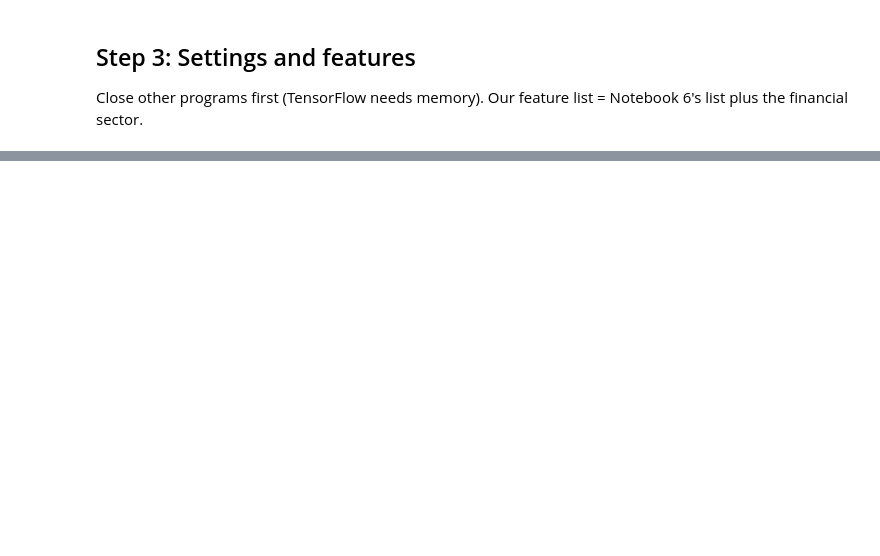
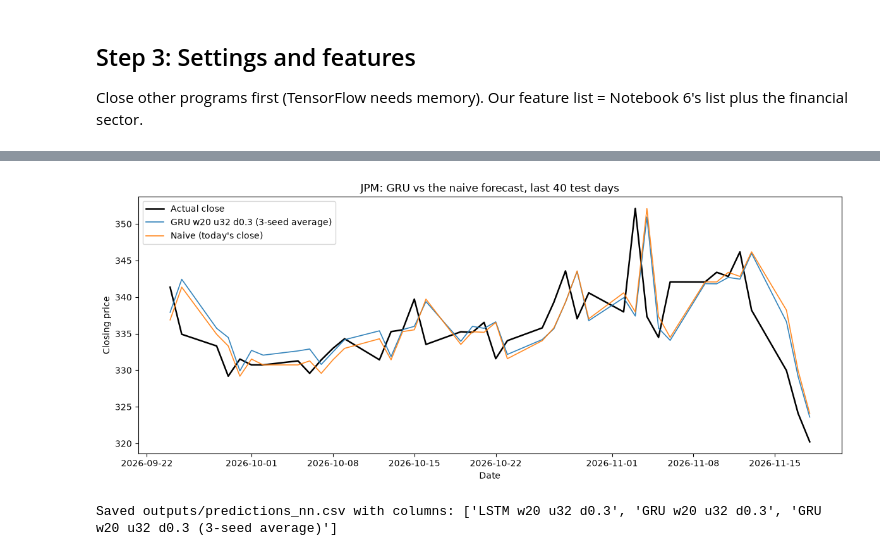
Before and after one commit to Matrixbenny/smm-202604-c2-module7-time-series, a Jupyter notebook: lab_5_neural_networks.ipynb, the cells around one changed output, grey strips where cells are left out. Drawn from its saved outputs; the diff is of its cells as text; code cells hidden in the pictures; blank space fills up the shorter version.

```diff
--- a/lab_5_neural_networks.ipynb
+++ b/lab_5_neural_networks.ipynb
@@ -148,0 +425,28 @@ else:
+# %%
+all_predictions = dict(nn_predictions)
+for file_name, wanted in [("predictions_classical.csv", ["ARMAX"]), ("predictions_ml.csv", ["Ridge", "Gradient boosting"])]:
+    file = config.OUTPUT_DIR / file_name
+    if file.exists():
+        saved = pd.read_csv(file, index_col=0, parse_dates=True)
+        for name in wanted:
+            if name in saved.columns:
+                all_predictions[name] = saved[name].reindex(dataset.index)
+    else:
+        print(f"Note: {file_name} not found (Members 2 and 3's files), so those models are left out.")
+
+scores = compare_models(dataset, all_predictions)          # adds 'Naive (no change)' itself, same rows for all
+display(scores.round(4))
+
+scored_rows = pd.concat(all_predictions, axis=1).dropna().index
+actual = dataset.loc[scored_rows, "target_return"]
+print("Rows scored:", len(scored_rows), "| from", scored_rows[0].date(), "to", scored_rows[-1].date())
+
+rows = [{"Model": "Naive (no change)", "DM statistic vs naive": np.nan, "DM p-value": np.nan,
+         "Verdict": "baseline", "Beats naive?": "baseline", "Hit rate": np.nan, "Hit rate p-value": np.nan}]
+for name, series in all_predictions.items():
+    stat, p_dm = diebold_mariano(actual, series.loc[scored_rows], np.zeros(len(scored_rows)))
+    hit, p_dir = directional_accuracy_test(actual, series.loc[scored_rows])
+    rows.append({"Model": name, "DM statistic vs naive": stat, "DM p-value": p_dm, "Verdict": dm_verdict(stat, p_dm),
+                 "Beats naive?": "Yes" if (stat < 0 and p_dm < 0.05) else "No", "Hit rate": hit, "Hit rate p-value": p_dir})
+dm_table = pd.DataFrame(rows).set_index("Model")
+display(dm_table.round(4))
@@ -148,0 +472,16 @@ else:
+# %%
+# Price view of the 3-seed GRU against naive for the last 40 scored days
+scored = dataset.loc[scored_rows]
+plot_price_forecasts(
+    scored.index, scored["target_close"].values,
+    {f"{best_name} (3-seed average)": (scored["close"] * np.exp(ensemble.loc[scored_rows])).values,
+     "Naive (today's close)": scored["close"].values},
+    title="JPM: GRU vs the naive forecast, last 40 test days", last_n=40)
+# %% [output]
+[figure, added]
+# %%
+# Save (the file Member 6 reads). One column per network setting, predicted next-day log return, NaN on training days.
+pd.concat(nn_predictions, axis=1).rename_axis("Date").to_csv(config.OUTPUT_DIR / "predictions_nn.csv")
+print("Saved outputs/predictions_nn.csv with columns:", list(nn_predictions))
+# %% [output]
+Saved outputs/predictions_nn.csv with columns: ['LSTM w20 u32 d0.3', 'GRU w20 u32 d0.3', 'GRU w20 u32 d0.3 (3-seed average)']
```
Also changed, not shown: parts of 52 cells of this notebook, 4 other files.
